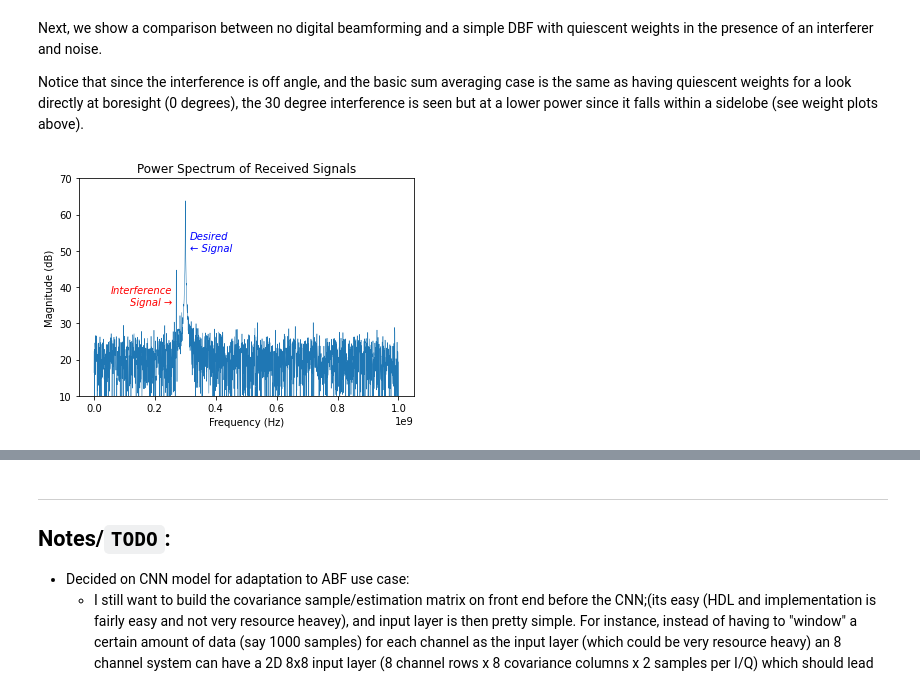
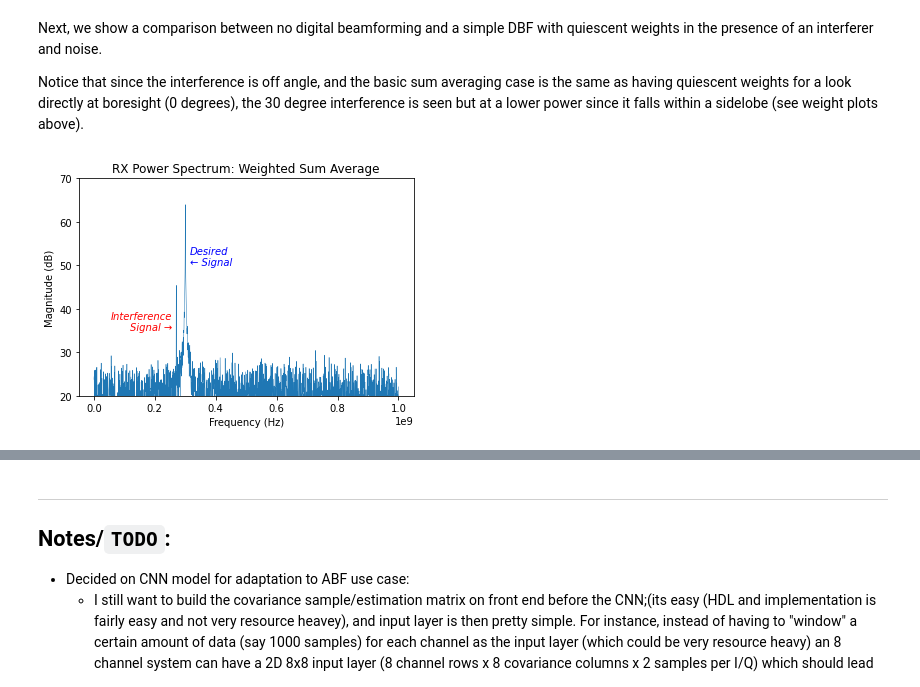
Before and after one commit to JohnnyGOX17/jhu-masters-thesis, a Jupyter notebook: src/notebooks/ML_ABF_beamformer_ULA.ipynb, the cells around one changed output, grey strips where cells are left out. Cells and saved outputs as stored; diff of their text form; code cells hidden in the pictures.

```diff
--- a/src/notebooks/ML_ABF_beamformer_ULA.ipynb
+++ b/src/notebooks/ML_ABF_beamformer_ULA.ipynb
@@ -48,7 +48,7 @@ plt.show()
 Create spatial response vector at each ULA element that follows
 $$ e^{\frac{j2\pi}{\lambda} \sin{\theta} } $$
 # %%
-cmplx_pos = (1j*2*np.pi/wavelength)*antPos
+cmplx_pos = (1j*2*np.pi/wavelength)*antPos.T
 d = np.exp(cmplx_pos*np.sin(np.deg2rad(theta)))
 # %% [markdown]
 Compute hypothesis of steering vectors in sine space for quiescent beamforming weights. Plot the weight response over sine space by testing weight magnitude at each look direction in vector `u`, from $-90^{\circ}$ to $90^{\circ}$
@@ -121,7 +120,7 @@ t.shape = (1,M) # force transpose
 
 # calculate phase shift of interefence wave over ULA, similar to desired signal above,
 # but with different shift based on different AoA
-cmplx_posInf = (1j*2*np.pi/wavelengthInf)*np.matrix(antPos).H
+cmplx_posInf = (1j*2*np.pi/wavelengthInf)*antPos.T
 dInf = np.exp(cmplx_posInf * np.sin(np.deg2rad(thetaInf)))
 
 # phase shift received ideal waveform w/o noise or interference
@@ -144,18 +143,18 @@ Notice that since the interference is off angle, and the basic sum averaging cas
 # %%
 # perform basic sum averaging across all channels for "no DBF" case
 nonDBF = np.sum(rx_all, axis=0)/N
 
 # plot FFT power spectrum of RX signals
 freqBin = np.linspace(1,M,M)*(fs/M)
 nonDBF_PSD = 20*np.log10(np.abs(np.fft.fft(nonDBF)))
 fig, ax = plt.subplots()
 ax.plot(freqBin, nonDBF_PSD, linewidth=0.5)
 ax.set(xlabel='Frequency (Hz)',
        ylabel='Magnitude (dB)',
-       title='Power Spectrum of Received Signals')
+       title='RX Power Spectrum: Weighted Sum Average')
 ax.text(fInf*.95, 35, 'Interference\nSignal →', horizontalalignment='right', color='red', fontstyle='italic')
 ax.text(fc*1.05, 50, 'Desired\n← Signal', color='blue', fontstyle='italic')
-ax.set_ylim([10, 70])
+ax.set_ylim([20, 70])
 plt.show()
 # %% [output]
-[figure, old version]
+[figure, new version]
```
Also changed, not shown: parts of 10 cells of this notebook.
